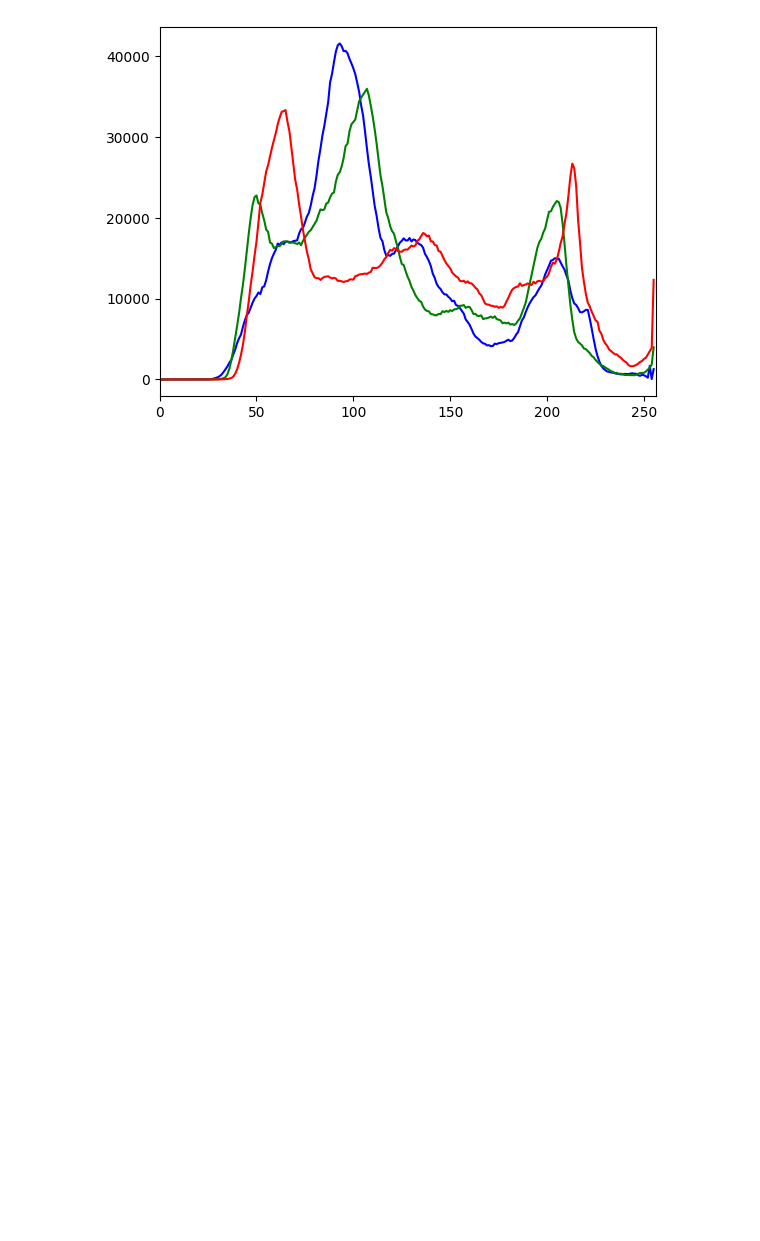
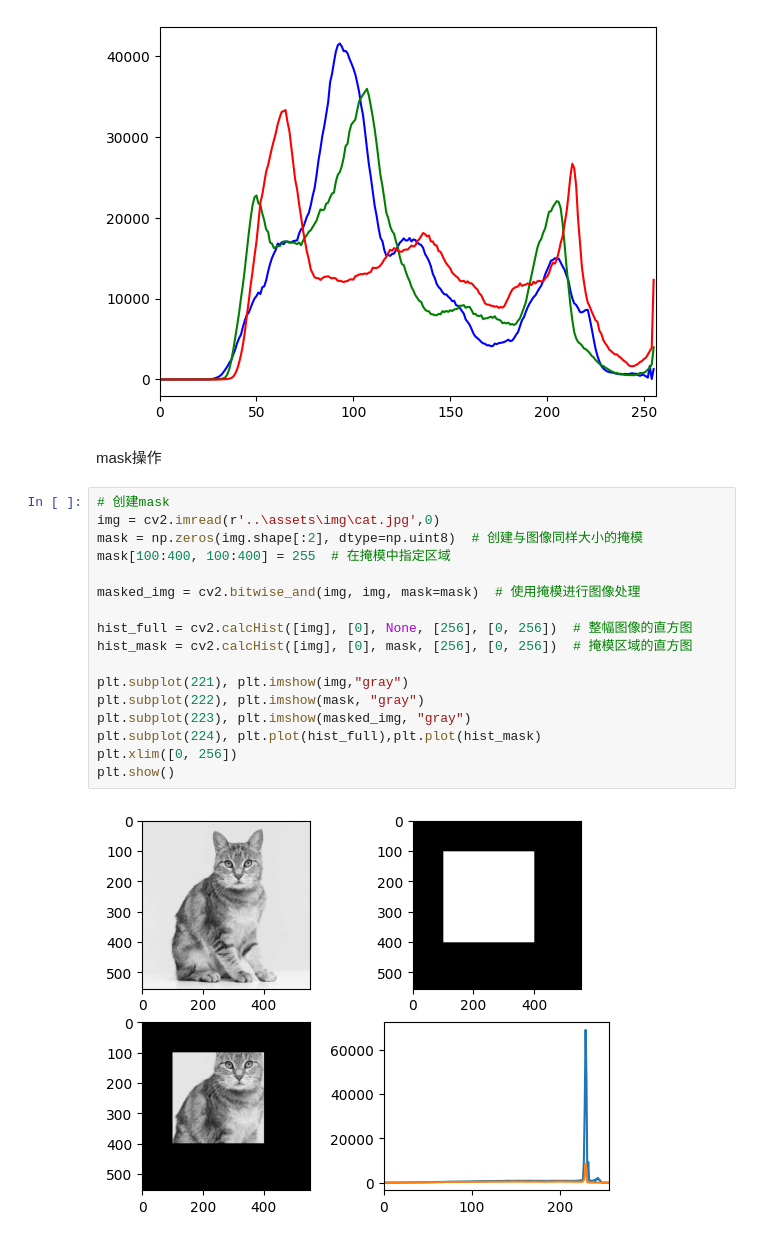
Before and after one commit to SelfGala/OpenCV-Note, a Jupyter notebook: src/openCV.ipynb, the cells around one changed output. Cells and saved outputs as stored; diff of their text form; blank space fills up the shorter version.

```diff
--- a/src/openCV.ipynb
+++ b/src/openCV.ipynb
@@ -904,3 +904,24 @@ for i, col in enumerate(color):
     plt.xlim([0, 256])
 # %% [output]
 [figure]
+# %% [markdown]
+mask操作
+# %%
+# 创建mask
+img = cv2.imread(r'..\assets\img\cat.jpg',0)
+mask = np.zeros(img.shape[:2], dtype=np.uint8)  # 创建与图像同样大小的掩模
+mask[100:400, 100:400] = 255  # 在掩模中指定区域
+
+masked_img = cv2.bitwise_and(img, img, mask=mask)  # 使用掩模进行图像处理
+
+hist_full = cv2.calcHist([img], [0], None, [256], [0, 256])  # 整幅图像的直方图
+hist_mask = cv2.calcHist([img], [0], mask, [256], [0, 256])  # 掩模区域的直方图
+
+plt.subplot(221), plt.imshow(img,"gray")
+plt.subplot(222), plt.imshow(mask, "gray")
+plt.subplot(223), plt.imshow(masked_img, "gray")
+plt.subplot(224), plt.plot(hist_full),plt.plot(hist_mask)
+plt.xlim([0, 256])
+plt.show()
+# %% [output]
+[figure, added]
```
Also changed, not shown: parts of 21 cells of this notebook, 5 other files.
